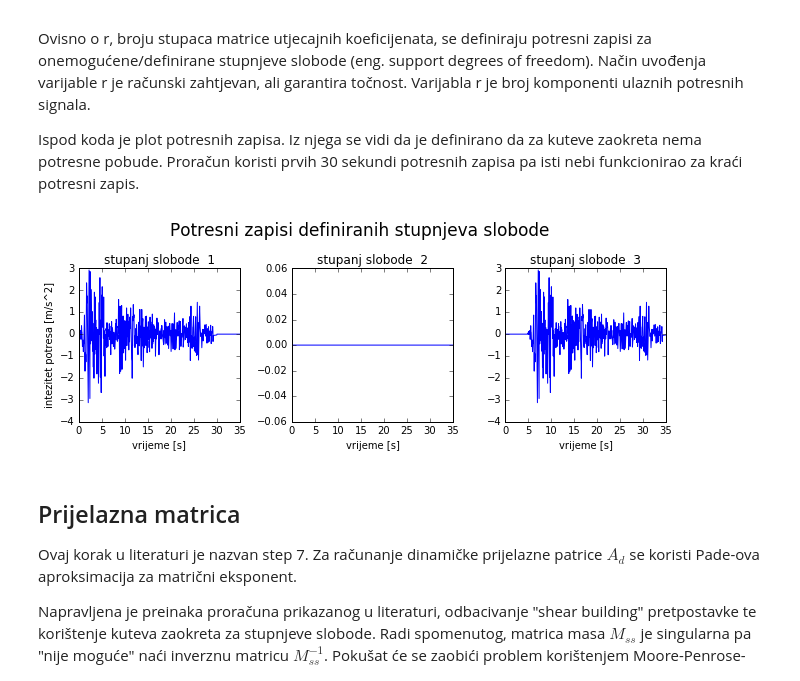
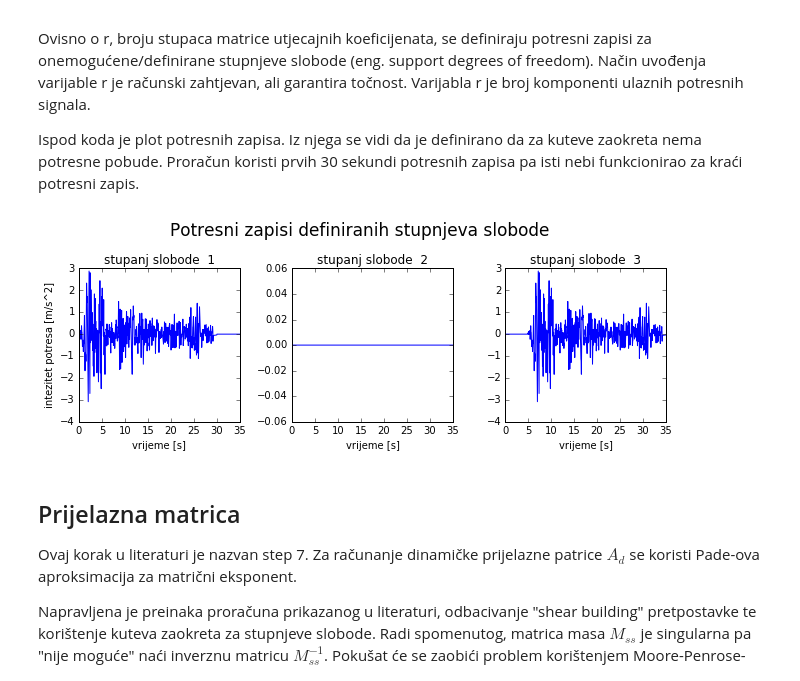
Before and after one commit to Ivan768/MSE-diplomski, a Jupyter notebook: MSE.ipynb, the cells around one changed output. Saved outputs shown, nothing was run; the diff lists cells and outputs as text; code cells hidden in the pictures.

```diff
--- a/MSE.ipynb
+++ b/MSE.ipynb
@@ -82,9 +89,10 @@ gdje su:
 U poglavlju Rubni uvjeti se definira matrica masa konstrukcije M_ss iz matrice M_osn. M_osn je osnovna matrica masa koja je ekvivalenta cjelokupnoj osim u razmještaju redaka i stupaca:
 # %%
 def M_osn(n):
-    """Assembly osnovne matrice masa ovisno o broju konačnih elemenata n,
-    moguće matricu masa formirati i sličnim kodom kao matricu krutosti"""
-    return np.diag((m_uk/(n+1),0)*(n+1)) # postoji n+1 diskretnih masa u ovom proračunu (?)
+    """Assembly osnovne matrice masa ovisno o broju konačnih elemenata n.
+    Kutevima zaokreta se pridružuju zanemarive mase što je nužno radi
+    kasnijeg inverza ove funkcije."""
+    return np.diag((m_uk/(n+1),m_uk/(n+1)/1000)*(n+1))
 print(M_osn(n_primjer))
 # %% [output]
 [[ 0.14  0.    0.    0.    0.    0.    0.    0.  ]
@@ -386,36 +394,47 @@ Ispod koda je plot potresnih zapisa. Iz njega se vidi da je definirano da za kut
 # %%
 def xg_intezitet(delay_t, r_u_l, r_u_d):
     """Potresni zapis se generalizira odnosno produžuje i uvodi kašnjenje
     za desni oslonac. Varijabla r predstavlja broj stupaca matrice utjecajnih
-    koeficijenata odnosno broj definiranih stupnjeva slobode"""
+    koeficijenata odnosno broj definiranih stupnjeva slobode.
+    Radi potrebe za smanjenjem vremenskog koraka (problem stabilnosti metode)
+    se koristi funkcija np.interp(). Ona linearno intepolira potresni zapis
+    te na taj način uvode vrijednosti varijable zapis za manji vremenski korak."""
     r = Gama(n_primjer, r_u_l, r_u_d).shape[1]
+    zapis = np.interp(np.linspace(0,30,int(30/delta_t)),
+                      xg_vrijeme_osn[:int(30/xg_vrijeme_osn[1])],
+                      xg_intezitet_osn[:int(30/xg_vrijeme_osn[1])])
     xg_intezitet = np.zeros((r, int((30+delay_t)/delta_t))) # iniciranje nul matrice
-    xg_intezitet[0,:int(30/delta_t)]= xg_intezitet_osn[:int(30/delta_t)]
+    xg_intezitet[0,:int(30/delta_t)]= zapis
     if r_u_l == "z":
-        xg_intezitet[1,int(delay_t/delta_t):]= xg_intezitet_osn[:int(30/delta_t)]
+        xg_intezitet[1,int(delay_t/delta_t):]= zapis
     elif r_u_l == "u":
-        xg_intezitet[2,int(delay_t/delta_t):]= xg_intezitet_osn[:int(30/delta_t)]
+        xg_intezitet[2,int(delay_t/delta_t):]= zapis
     return xg_intezitet
+
+#>>> x = np.linspace(0, 2*np.pi, 10)
+#>>> y = np.sin(x)
+#>>> xvals = np.linspace(0, 2*np.pi, 50)
+#>>> yinterp = np.interp(xvals, x, y)
 
 def xg_vrijeme(delay_t):
     return np.array([(0+i*delta_t) for i in range(0, int((30+delay_t)/delta_t))])
 
 def plot_zapisi(delay_t, r_u_l, r_u_d):
     """Plot potresnih zapisa na definirane stupnjeve slobode. Ulazni podaci osim
     kasnjenja su i rubni uvjeti."""
     r = Gama(n_primjer, r_u_l, r_u_d).shape[1]
     fig, axes = plt.subplots(1, r, figsize=(3*r, 3))
     fig.suptitle("Potresni zapisi definiranih stupnjeva slobode", y=1.10, fontsize=17)
     for i in range(r):
         axes[i].plot(xg_vrijeme(delay_t), xg_intezitet(delay_t, r_u_l, r_u_d)[i,:])
         axes[i].set_xlabel("vrijeme [s]")
         axes[i].set_ylabel("intezitet potresa [m/s^2]" if i == 0 else "")
         axes[i].set_title("stupanj slobode  %s"%(i+1))
     plt.tight_layout()
 
 plot_zapisi(delay_t_primjer, r_u_l_primjer, r_u_d_primjer)
 # %% [output]
-[figure, old version]
+[figure, new version]
 # %% [markdown]
 ## Prijelazna matrica
 
```
Also changed, not shown: parts of 9 cells of this notebook.
